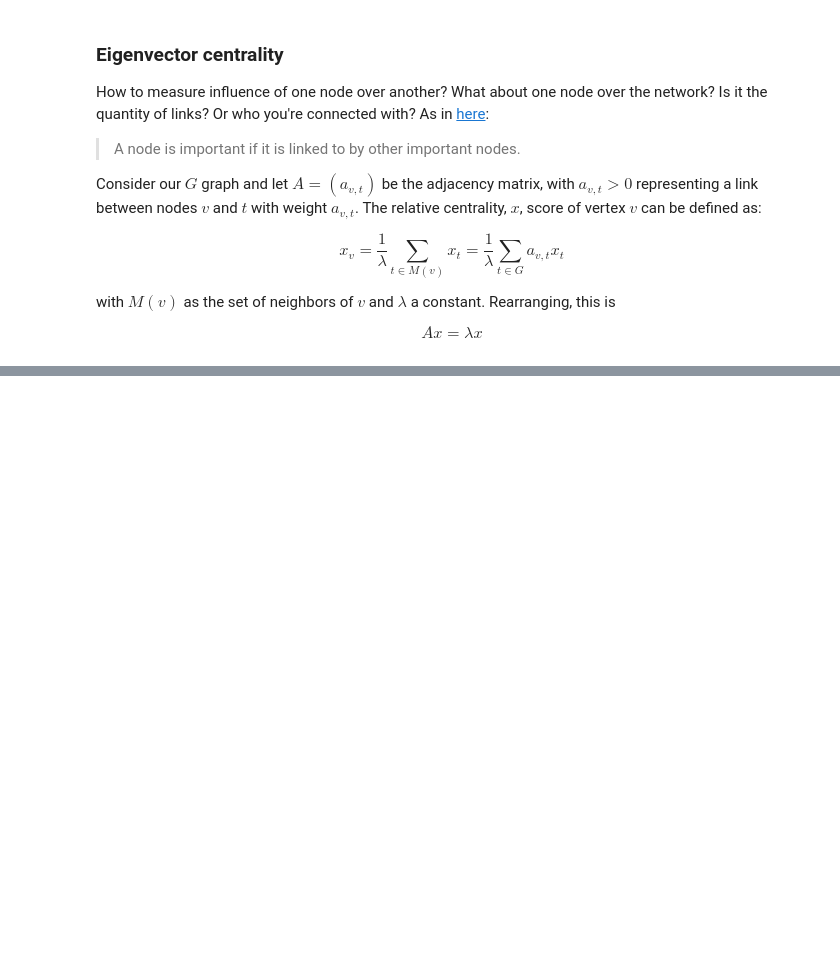
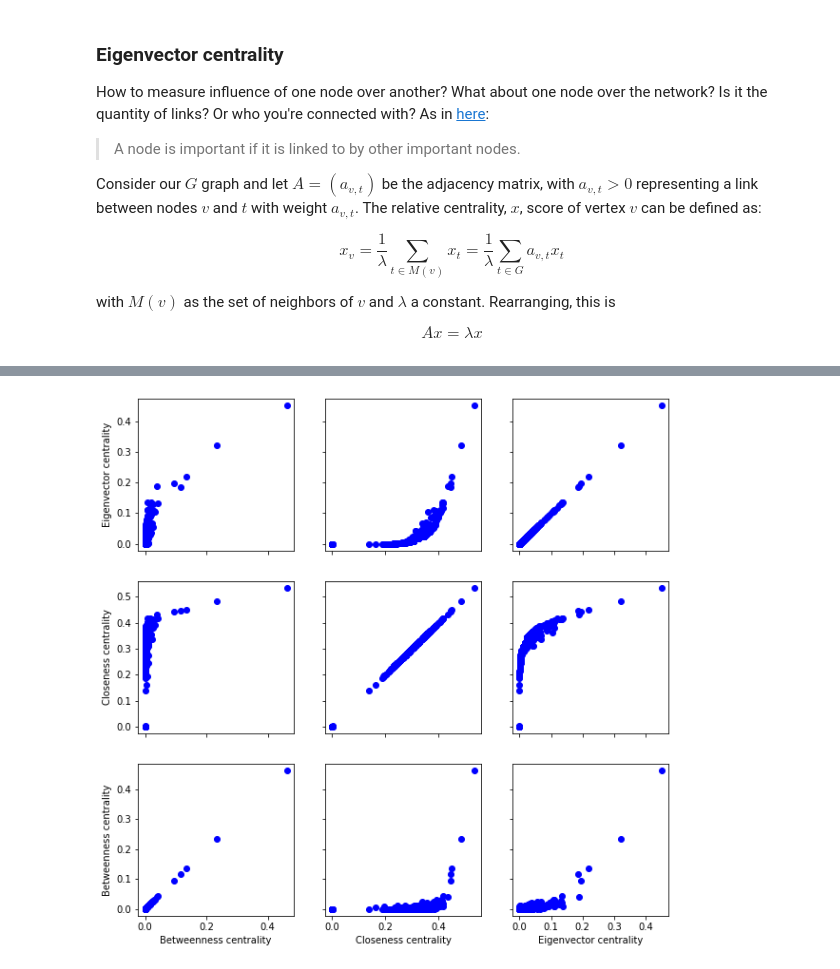
Before and after one commit to eduardochades/interstate-bus-routes-brazil, a Jupyter notebook: Interstate bus lines network.ipynb, the cells around one changed output, grey strips where cells are left out. Drawn from its saved outputs; the diff is of its cells as text; code cells hidden in the pictures; blank space fills up the shorter version.

```diff
--- a/Interstate bus lines network.ipynb
+++ b/Interstate bus lines network.ipynb
@@ -206,0 +213,27 @@ E_Q_ud = nx.eigenvector_centrality(Q_ud)
+# %%
+fig, axs = plt.subplots(3,3, sharex='col', sharey='row', figsize=(10,10))
+
+config = 'bo'
+
+B_plot = list(B_Q_ud.values())
+C_plot = list(C_Q_ud.values())
+E_plot = list(E_Q_ud.values())
+
+plots_graph = [B_plot, C_plot, E_plot]
+
+for i in range(len(plots_graph)):
+    for j in range(len(plots_graph)):
+        axs[i][j].plot(list(plots_graph[j]),list(plots_graph[-(i+1)]), config)
+
+axs.flat[0].set(ylabel='Eigenvector centrality')
+axs.flat[3].set(ylabel='Closeness centrality')
+axs.flat[6].set(xlabel='Betweenness centrality', ylabel='Betweenness centrality')
+axs.flat[7].set(xlabel='Closeness centrality')
+axs.flat[8].set(xlabel='Eigenvector centrality')
+
+for ax in axs.flat:
+    ax.label_outer()
+
+plt.show()
+# %% [output]
+[figure, added]
```
Also changed, not shown: parts of 4 cells of this notebook.
